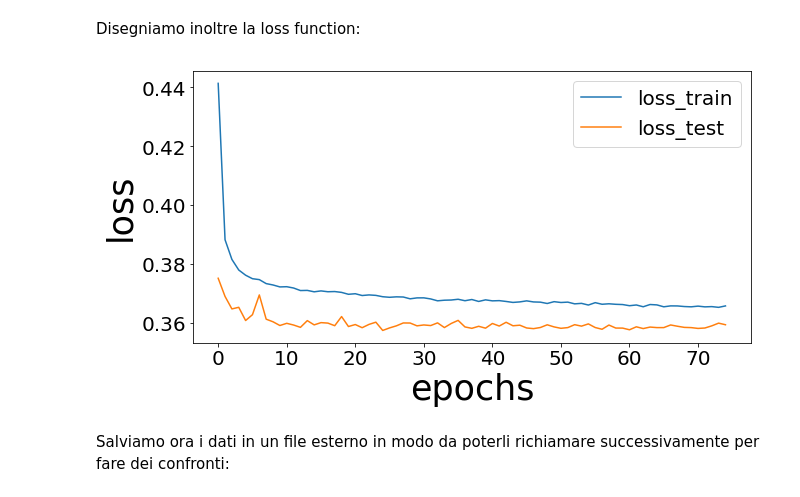
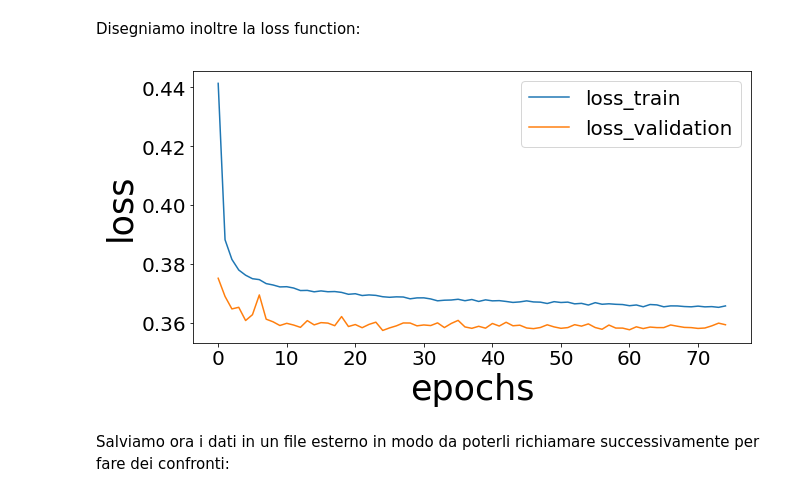
Before and after one commit to UniMiBAnalyses/VBS_pz_reco, a Jupyter notebook: Determination of the best neural network for VBS analysis.ipynb, the cells around one changed output. Drawn from its saved outputs; the diff is of its cells as text; code cells hidden in the pictures.

```diff
--- a/Determination of the best neural network for VBS analysis.ipynb
+++ b/Determination of the best neural network for VBS analysis.ipynb
@@ -151,8 +141,8 @@ learning_rate = 1e-4
 epoch = 100
 patience = "0.001:50"
 initial_epochs = 0
-batch_size = 500
-output_dir = "/home/christian/Scrivania/notebook/VBS analysis/risultati_predizioni/1000_neurons_1_hiddenlayer"
+batch_size = 128
+output_dir = "/home/christian/Scrivania/notebook/VBS analysis/risultati_predizioni/grid_search"
 comparison_dir = "/home/christian/Scrivania/notebook/VBS analysis/risultati_predizioni"
 # %% [markdown]
 Definiamo la rete neurale:
@@ -263,19 +238,19 @@ Disegniamo inoltre la loss function:
 # %%
 def loss_plotter(history):
     fig = plt.figure(figsize=(10,5))
     plt.plot(history.history['loss'], label = "train_loss")
     plt.plot(history.history['val_loss'], label="val_loss")
-    plt.legend(['loss_train', 'loss_test'], loc='upper right', fontsize = 20)
+    plt.legend(['loss_train', 'loss_validation'], loc='upper right', fontsize = 20)
     plt.xticks( fontsize = 20)
     plt.yticks( fontsize = 20)
     plt.xlabel('epochs', size = 35)
     plt.ylabel('loss', size = 35)
     plt.show()
     fig.savefig(output_dir+ '/loss_plot.pdf', bbox_inches='tight')
 
 loss_plotter(history)
 # %% [output]
-[figure, old version]
+[figure, new version]
 # %% [markdown]
 Salviamo ora i dati in un file esterno in modo da poterli richiamare successivamente per fare dei confronti:
 # %%
```
Also changed, not shown: parts of 7 cells of this notebook, 1 other file.
